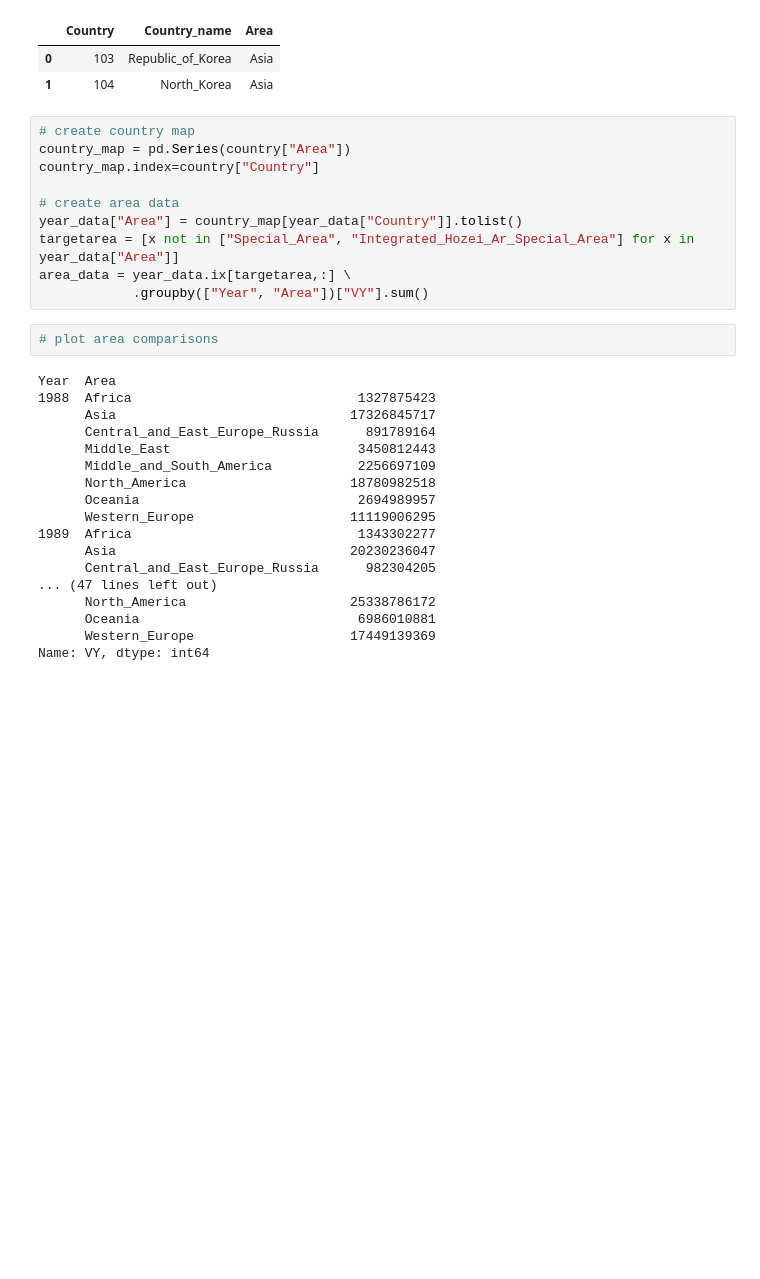
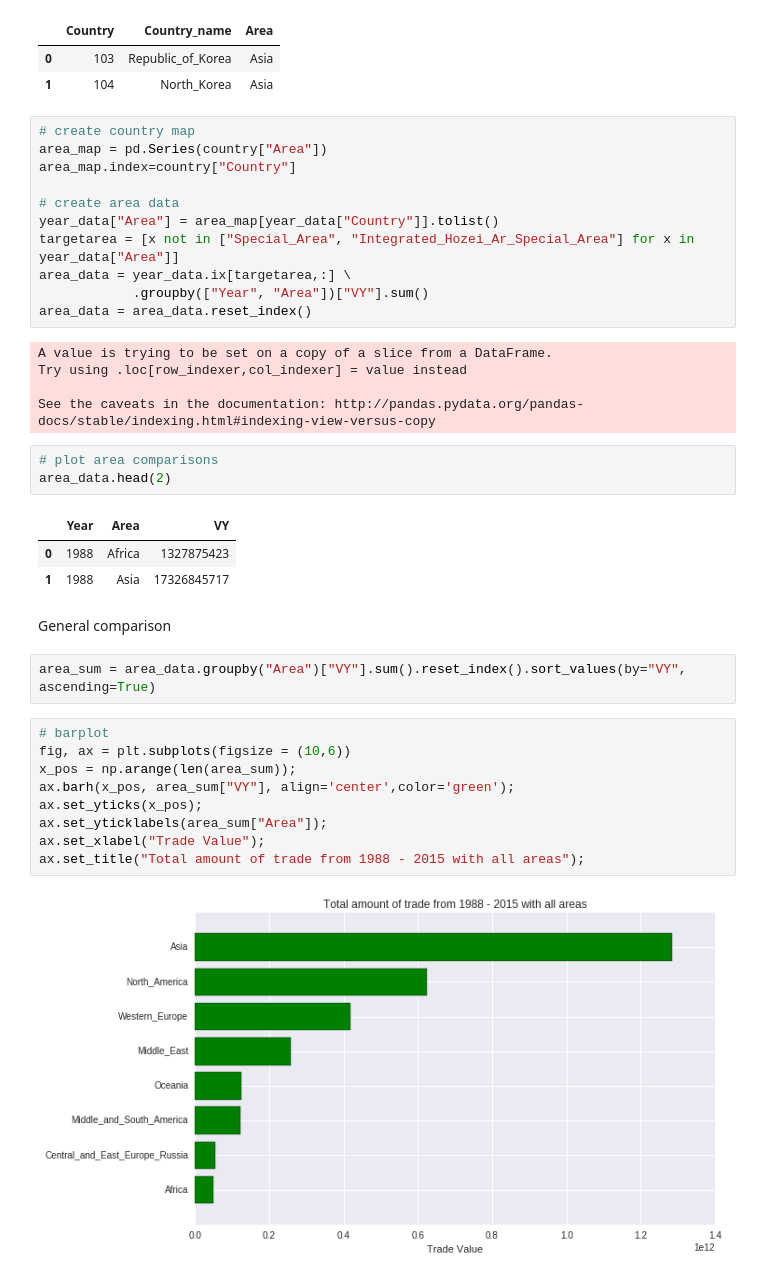
Before and after one commit to hncpr1992/Japan_Trade_Analysis, a Jupyter notebook: dataExplore.ipynb, the cells around one changed output. Cells and saved outputs as stored; diff of their text form; blank space fills up the shorter version.

Commit message:
graph and notebook

```diff
--- a/dataExplore.ipynb
+++ b/dataExplore.ipynb
@@ -193,31 +194,39 @@ country.head(2)
 | 1 | 104 | North_Korea | Asia |
 # %%
 # create country map
-country_map = pd.Series(country["Area"])
-country_map.index=country["Country"]
+area_map = pd.Series(country["Area"])
+area_map.index=country["Country"]
 
 # create area data
-year_data["Area"] = country_map[year_data["Country"]].tolist()
+year_data["Area"] = area_map[year_data["Country"]].tolist()
 targetarea = [x not in ["Special_Area", "Integrated_Hozei_Ar_Special_Area"] for x in year_data["Area"]]
 area_data = year_data.ix[targetarea,:] \
             .groupby(["Year", "Area"])["VY"].sum()
+area_data = area_data.reset_index()
+# %% [output]
+A value is trying to be set on a copy of a slice from a DataFrame.
+Try using .loc[row_indexer,col_indexer] = value instead
+
+See the caveats in the documentation: http://pandas.pydata.org/pandas-docs/stable/indexing.html#indexing-view-versus-copy
 # %%
 # plot area comparisons
+area_data.head(2)
 # %% [output]
-Year  Area
-1988  Africa                             1327875423
-      Asia                              17326845717
-      Central_and_East_Europe_Russia      891789164
-      Middle_East                        3450812443
-      Middle_and_South_America           2256697109
-      North_America                     18780982518
-      Oceania                            2694989957
-      Western_Europe                    11119006295
-1989  Africa                             1343302277
-      Asia                              20230236047
-      Central_and_East_Europe_Russia      982304205
-... (47 lines left out)
-      North_America                     25338786172
-      Oceania                            6986010881
-      Western_Europe                    17449139369
-Name: VY, dtype: int64
+|  | Year | Area | VY |
+| 0 | 1988 | Africa | 1327875423 |
+| 1 | 1988 | Asia | 17326845717 |
+# %% [markdown]
+General comparison
+# %%
+area_sum = area_data.groupby("Area")["VY"].sum().reset_index().sort_values(by="VY", ascending=True)
+# %%
+# barplot
+fig, ax = plt.subplots(figsize = (10,6))
+x_pos = np.arange(len(area_sum));
+ax.barh(x_pos, area_sum["VY"], align='center',color='green');
+ax.set_yticks(x_pos);
+ax.set_yticklabels(area_sum["Area"]);
+ax.set_xlabel("Trade Value");
+ax.set_title("Total amount of trade from 1988 - 2015 with all areas");
+# %% [output]
+[figure, added]
```
Also changed, not shown: parts of 19 cells of this notebook, 2 other files.
